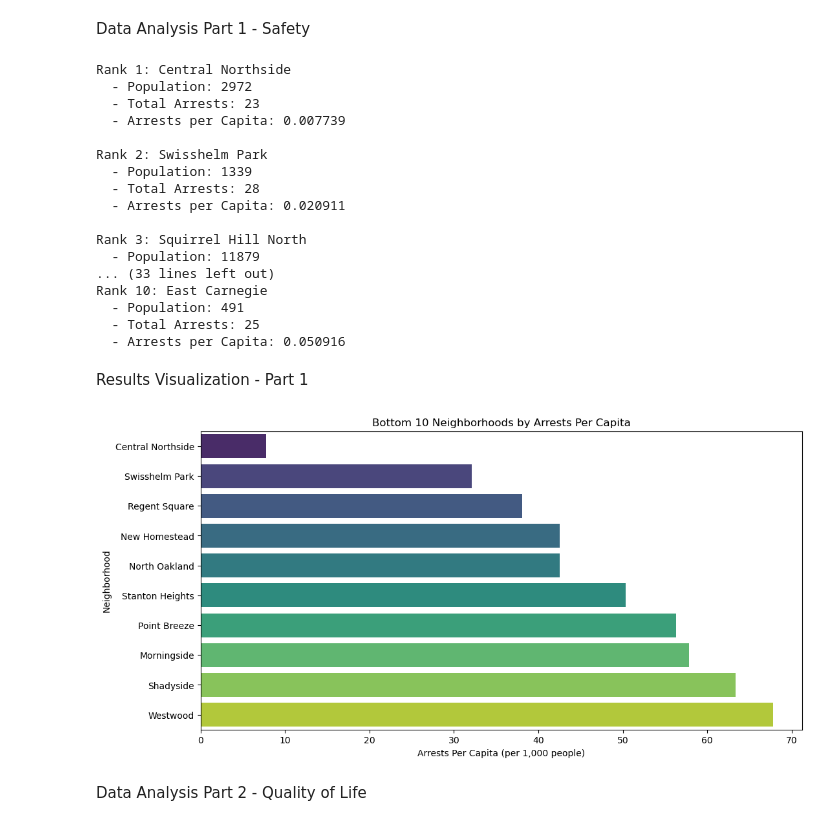
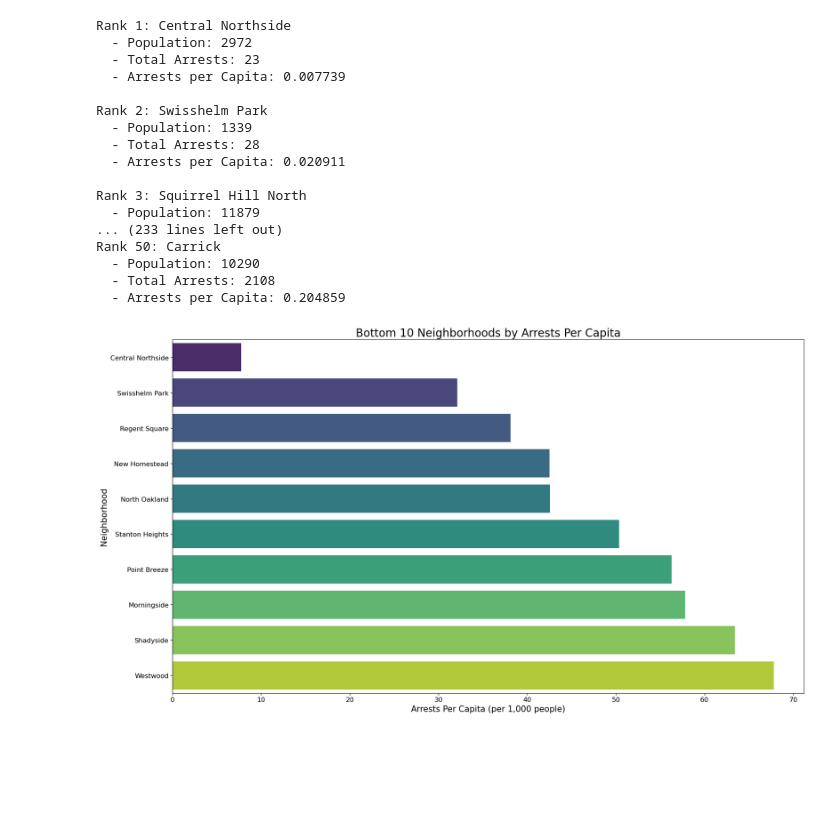
Before and after one commit to PatrickGFrancis/BestPitt, a Jupyter notebook: Patrick's Notebook.ipynb, the cells around one changed output. Saved outputs shown, nothing was run; the diff lists cells and outputs as text; code cells hidden in the pictures; blank space fills up the shorter version.

```diff
--- a/Patrick's Notebook.ipynb
+++ b/Patrick's Notebook.ipynb
@@ -18,5 +1,3 @@ https://data.wprdc.org/dataset/pittsburgh-pli-violations-report
-# %% [markdown]
-Data Analysis Part 1 - Safety
 # %%
 import pandas as pd
 
@@ -46,11 +27,11 @@ merged_data = pd.merge(neighborhood_arrests, pop_data, on='Neighborhood')
 # Calculate arrests per capita
 merged_data['Arrests_Per_Capita'] = merged_data['Arrests'] / merged_data['Population']
 
-# Sort by arrests per capita and get the top 10 safest neighborhoods
-top_10_safest = merged_data.nsmallest(10, 'Arrests_Per_Capita')
+# Sort by arrests per capita and get the top 50 safest neighborhoods
+top_50_safest = merged_data.nsmallest(50, 'Arrests_Per_Capita')
 
-# Print the top 10 safest neighborhoods with rankings and more descriptive output
-for rank, (index, row) in enumerate(top_10_safest.iterrows(), start=1):
+# Print the top 50 safest neighborhoods with rankings and more descriptive output
+for rank, (index, row) in enumerate(top_50_safest.iterrows(), start=1):
     print(f"Rank {rank}: {row['Neighborhood']}")
     print(f"  - Population: {row['Population']}")
     print(f"  - Total Arrests: {row['Arrests']}")
@@ -69,66 +50,55 @@ Rank 2: Swisshelm Park
 
 Rank 3: Squirrel Hill North
   - Population: 11879
-... (33 lines left out)
-Rank 10: East Carnegie
-  - Population: 491
-  - Total Arrests: 25
-  - Arrests per Capita: 0.050916
+... (233 lines left out)
+Rank 50: Carrick
+  - Population: 10290
+  - Total Arrests: 2108
+  - Arrests per Capita: 0.204859
-# %% [markdown]
-Results Visualization - Part 1
 # %%
 import pandas as pd
 import matplotlib.pyplot as plt
 import seaborn as sns
 
-# Load the arrests and population data
 arrests_data = pd.read_csv('Arrests.csv')
 population_data = pd.read_csv('Population.csv')
 
-# Drop any rows with missing values in the 'INCIDENTNEIGHBORHOOD' column in arrests data
 arrests_data.dropna(subset=['INCIDENTNEIGHBORHOOD'], inplace=True)
 
-# Convert relevant columns to appropriate data types
 arrests_data['INCIDENTNEIGHBORHOOD'] = arrests_data['INCIDENTNEIGHBORHOOD'].astype(str)
 population_data['Neighborhood'] = population_data['Neighborhood'].astype(str)
 
-# Create a targeted dictionary for correcting neighborhood names
 name_corrections = {
     'Lawrenceville South': 'Lawrenceville',
     'Lawrenceville North': 'Lawrenceville',
     'South Side': 'South Side Flats',
     'Southside': 'South Side Flats',
     'Squirrel Hill North': 'Squirrel Hill',
     'Squirrel Hill South': 'Squirrel Hill',
-    # Add more corrections as needed
 }
 
-# Apply corrections only to entries that need it
 arrests_data['INCIDENTNEIGHBORHOOD'] = arrests_data['INCIDENTNEIGHBORHOOD'].replace(name_corrections)
 population_data['Neighborhood'] = population_data['Neighborhood'].replace(name_corrections)
 
-# Calculate the number of arrests per neighborhood
 arrest_counts = arrests_data['INCIDENTNEIGHBORHOOD'].value_counts().reset_index()
 arrest_counts.columns = ['Neighborhood', 'Arrests']
 
-# Merge arrests data with population data
 merged_data = pd.merge(arrest_counts, population_data[['Neighborhood', '2020_Total_Population']], on='Neighborhood')
 
-# Calculate arrests per capita (per 1,000 people) using the 2020 population data
 merged_data['Arrests_Per_Capita'] = (merged_data['Arrests'] / merged_data['2020_Total_Population']) * 1000
 
-# Display the bottom 10 neighborhoods by arrests per capita (least arrests per capita)
 bottom_arrests_per_capita = merged_data.nsmallest(10, 'Arrests_Per_Capita')
 
-# Plot the bottom 10 neighborhoods by arrests per capita
-plt.figure(figsize=(12, 6))
+plt.figure(figsize=(18, 10))  # Increase figure size
 sns.barplot(x='Arrests_Per_Capita', y='Neighborhood', hue='Neighborhood', dodge=False, data=bottom_arrests_per_capita, palette='viridis')
-plt.title('Bottom 10 Neighborhoods by Arrests Per Capita')
-plt.xlabel('Arrests Per Capita (per 1,000 people)')
-plt.ylabel('Neighborhood')
+plt.title('Bottom 10 Neighborhoods by Arrests Per Capita', fontsize=20)
+plt.xlabel('Arrests Per Capita (per 1,000 people)', fontsize=15)
+plt.ylabel('Neighborhood', fontsize=15)
+plt.xticks(fontsize=12)
+plt.yticks(fontsize=12)
+
+plt.tight_layout()
 plt.legend([], [], frameon=False)
 plt.show()
 # %% [output]
-[figure, old version]
+[figure, new version]
-# %% [markdown]
-Data Analysis Part 2 - Quality of Life
```
Also changed, not shown: parts of 8 cells of this notebook, 2 other files.
